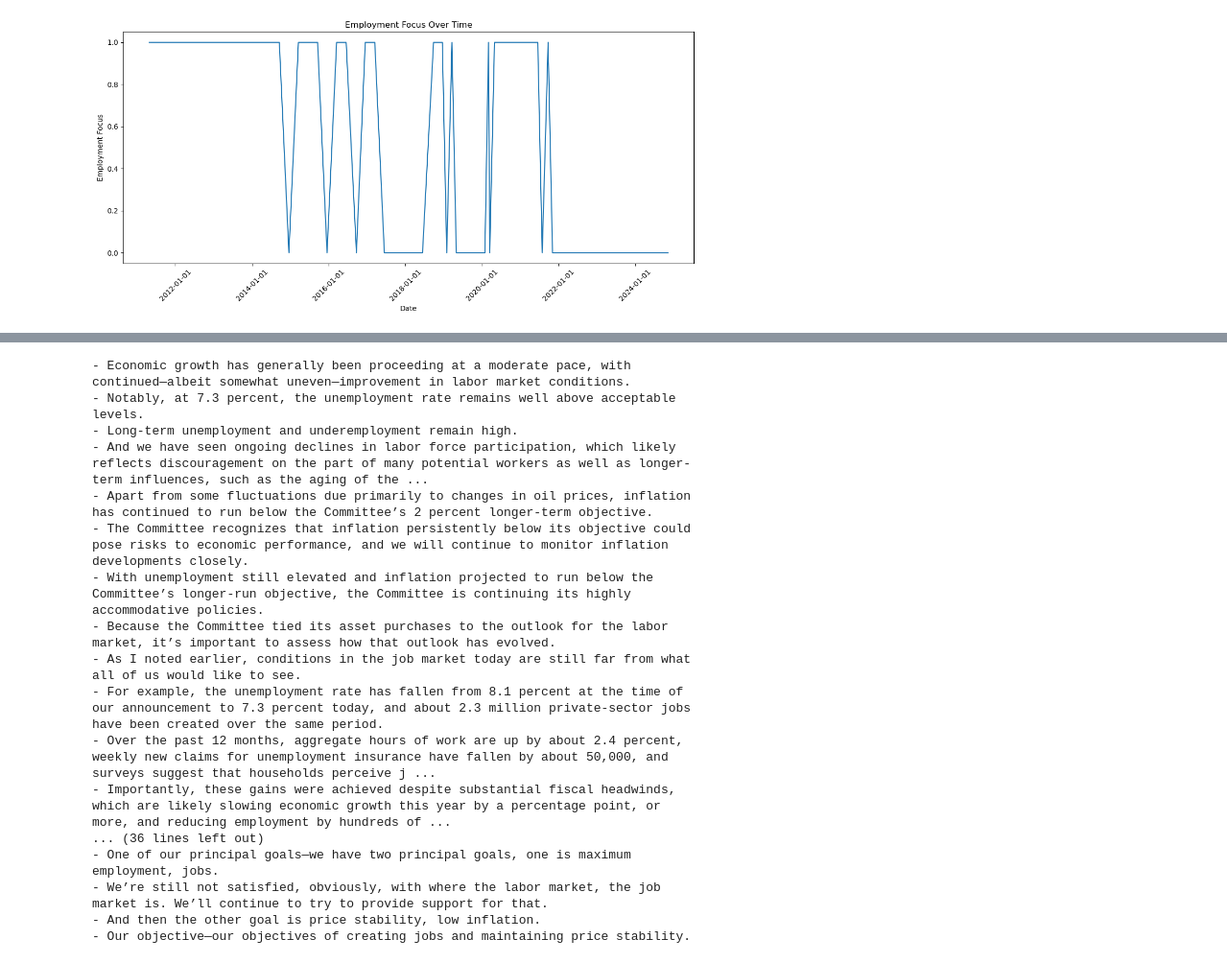
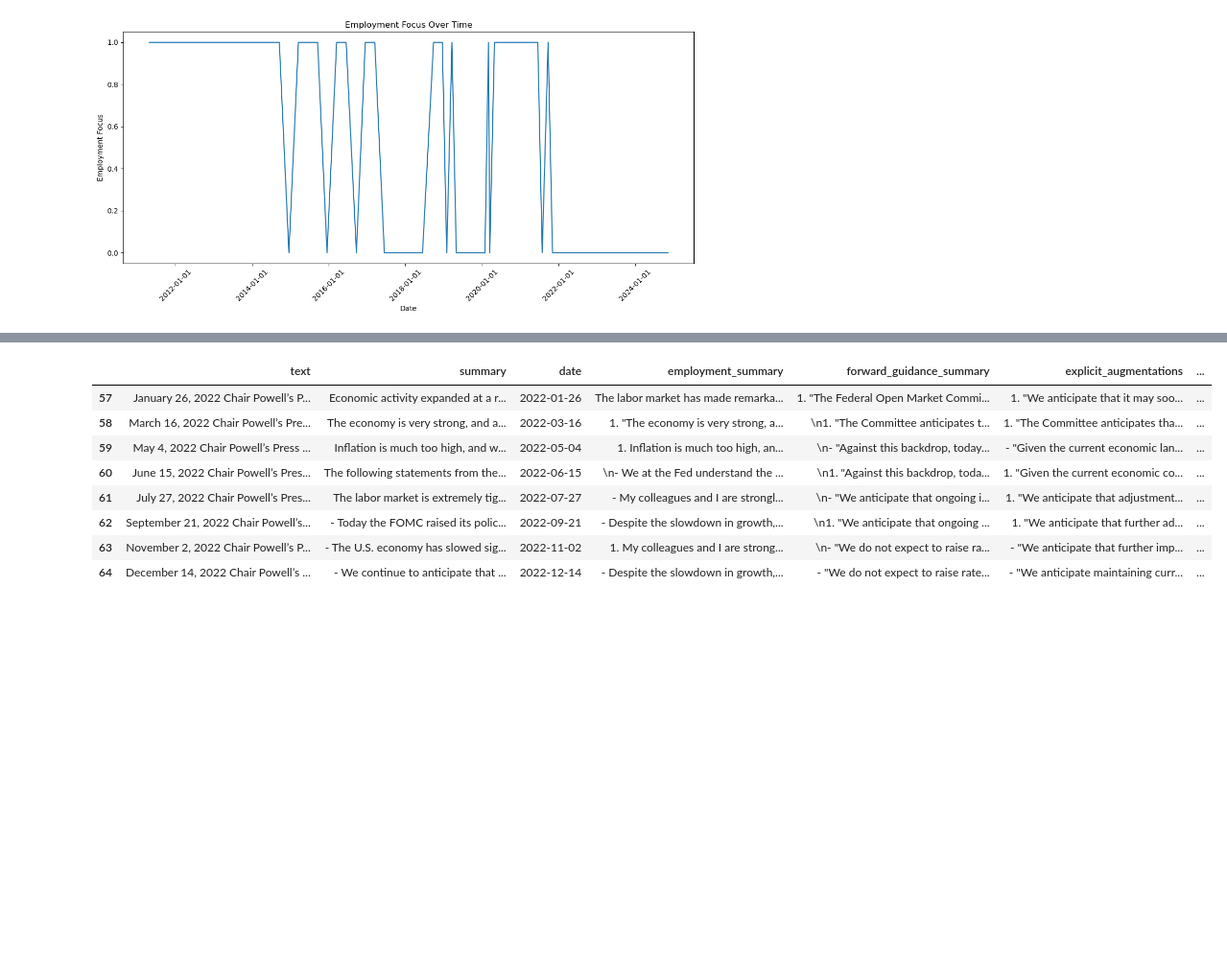
Before and after one commit to Dzz1th/master_thesis, a Jupyter notebook: press_conferences/pressconference.ipynb, the cells around one changed output, grey strips where cells are left out. Shown: that part at 96% size. Cells and saved outputs as stored; diff of their text form; code cells hidden in the pictures; blank space fills up the shorter version.

```diff
--- a/press_conferences/pressconference.ipynb
+++ b/press_conferences/pressconference.ipynb
@@ -1279,7 +1279,5 @@ plt.show()
 # %%
 import pandas as pd
 
-sentiment_augmentations = pd.read_csv("/Users/dzz1th/Job/mgi/Soroka/data/qa_data/summarized_data.csv")
-employment_augmentations = pd.read_csv("/Users/dzz1th/Job/mgi/Soroka/data/qa_data/employment_with_augmentations.csv")
-
-sentiment_augmentations.iloc[10]
+df = pd.read_csv("/Users/dzz1th/Job/mgi/Soroka/data/qa_data/summarized_data.csv")
+df = df[(df['date'] >= '2022-01-01') & (df['date'] < '2023-01-01')]
@@ -1317,20 +1284,12 @@ Again, our objective—our objectives of creating jobs and maintaining price sta
-# %%
-print(sentiment_augmentations.iloc[10]['employment_summary'])
-# %% [output]
-- Economic growth has generally been proceeding at a moderate pace, with continued—albeit somewhat uneven—improvement in labor market conditions.
-- Notably, at 7.3 percent, the unemployment rate remains well above acceptable levels.
-- Long-term unemployment and underemployment remain high.
-- And we have seen ongoing declines in labor force participation, which likely reflects discouragement on the part of many potential workers as well as longer-term influences, such as the aging of the ...
-- Apart from some fluctuations due primarily to changes in oil prices, inflation has continued to run below the Committee’s 2 percent longer-term objective.
-- The Committee recognizes that inflation persistently below its objective could pose risks to economic performance, and we will continue to monitor inflation developments closely.
-- With unemployment still elevated and inflation projected to run below the Committee’s longer-run objective, the Committee is continuing its highly accommodative policies.
-- Because the Committee tied its asset purchases to the outlook for the labor market, it’s important to assess how that outlook has evolved.
-- As I noted earlier, conditions in the job market today are still far from what all of us would like to see.
-- For example, the unemployment rate has fallen from 8.1 percent at the time of our announcement to 7.3 percent today, and about 2.3 million private-sector jobs have been created over the same period.
-- Over the past 12 months, aggregate hours of work are up by about 2.4 percent, weekly new claims for unemployment insurance have fallen by about 50,000, and surveys suggest that households perceive j ...
-- Importantly, these gains were achieved despite substantial fiscal headwinds, which are likely slowing economic growth this year by a percentage point, or more, and reducing employment by hundreds of ...
-... (36 lines left out)
-- One of our principal goals—we have two principal goals, one is maximum employment, jobs.
-- We’re still not satisfied, obviously, with where the labor market, the job market is. We’ll continue to try to provide support for that.
-- And then the other goal is price stability, low inflation.
-- Our objective—our objectives of creating jobs and maintaining price stability.
+# %%
+df
+# %% [output]
+|  | text | summary | date | employment_summary | forward_guidance_summary | explicit_augmentations | ... |
+| 57 | January 26, 2022 Chair Powell’s P... | Economic activity expanded at a r... | 2022-01-26 | The labor market has made remarka... | 1. "The Federal Open Market Commi... | 1. "We anticipate that it may soo... | ... |
+| 58 | March 16, 2022 Chair Powell’s Pre... | The economy is very strong, and a... | 2022-03-16 | 1. "The economy is very strong, a... | \n1. "The Committee anticipates t... | 1. "The Committee anticipates tha... | ... |
+| 59 | May 4, 2022 Chair Powell’s Press ... | Inflation is much too high, and w... | 2022-05-04 | 1. Inflation is much too high, an... | \n- "Against this backdrop, today... | - "Given the current economic lan... | ... |
+| 60 | June 15, 2022 Chair Powell’s Pres... | The following statements from the... | 2022-06-15 | \n- We at the Fed understand the ... | \n1. "Against this backdrop, toda... | 1. "Given the current economic co... | ... |
+| 61 | July 27, 2022 Chair Powell’s Pres... | The labor market is extremely tig... | 2022-07-27 | - My colleagues and I are strongl... | \n- "We anticipate that ongoing i... | 1. "We anticipate that adjustment... | ... |
+| 62 | September 21, 2022 Chair Powell’s... | - Today the FOMC raised its polic... | 2022-09-21 | - Despite the slowdown in growth,... | \n1. "We anticipate that ongoing ... | 1. "We anticipate that further ad... | ... |
+| 63 | November 2, 2022 Chair Powell’s P... | - The U.S. economy has slowed sig... | 2022-11-02 | 1. My colleagues and I are strong... | \n- "We do not expect to raise ra... | - "We anticipate that further imp... | ... |
+| 64 | December 14, 2022 Chair Powell’s ... | - We continue to anticipate that ... | 2022-12-14 | - Despite the slowdown in growth,... | - "We do not expect to raise rate... | - "We anticipate maintaining curr... | ... |
```
Also changed, not shown: parts of 2 cells of this notebook, 2 other files.
